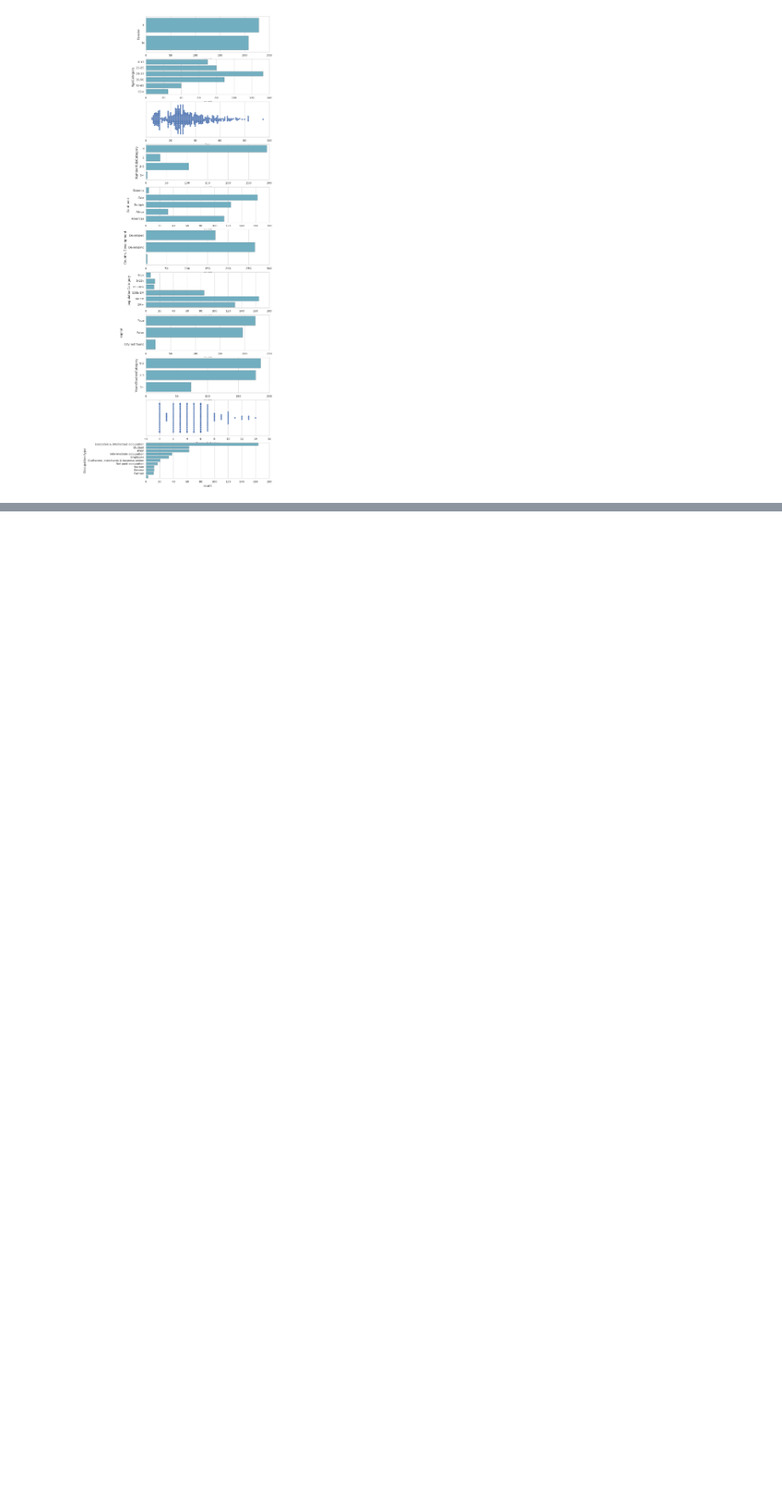
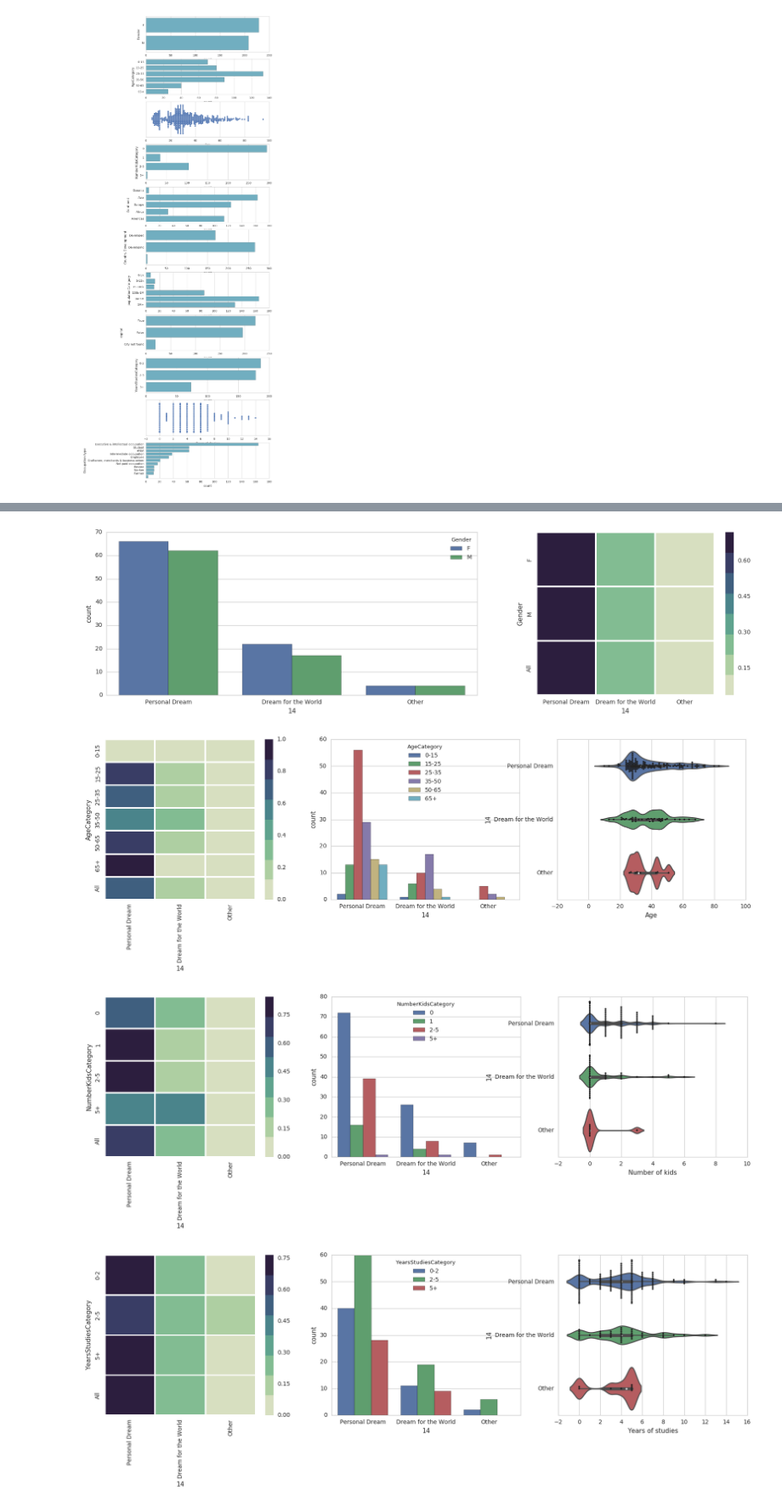
Before and after one commit to emaulandi/20-questions-to-the-world-data, a Jupyter notebook: analysis/20Q_analysis.ipynb, the cells around one changed output, grey strips where cells are left out. Shown at 85% size. Cells and saved outputs as stored; diff of their text form; code cells hidden in the pictures; blank space fills up the shorter version.

Commit message:
update data & analysis function

```diff
--- a/analysis/20Q_analysis.ipynb
+++ b/analysis/20Q_analysis.ipynb
@@ -322,11 +333,0 @@ sns.jointplot(df_people['Age'], df_people['populationInt'], kind="hex", color="#
-# %%
-# - PART 1 STATS REGARDING 32 ANSWEWS
-# -------------------------------------------- #
-
-# Check the 32 distribution compared to age
-
-df_32 = df_people[df_people['32'] != '']
-print("People answering the 32 question")
-print(str(round(len(df_32)/len(df_people)*100,1)) + "% of people\n")
-
-cols_ordered = ["Better", "Both", "Worse", "Neutral", "Cannot compare"]
@@ -340,27 +386,41 @@ def dataHeatmap(data,question,characteristic,cols_ordered):
     cross = cross[cols_ordered]
     return cross
 
+def drawHeatmapSimpleAx(data,fig_size_x,fig_size_y, annot, ax, axID):
+    annotHeatmap = False
+    if(annot == True):
+        annotHeatmap = True
+    plt.figure(figsize=(fig_size_x,fig_size_y))
+    sns.heatmap(data, ax=ax[axID], linewidths=2, linecolor='white', annot=annotHeatmap, cmap=sns.cubehelix_palette(8, start=.5, rot=-.75))
+
+def drawHeatmapSimple(data,fig_size_x,fig_size_y, annot):
+    annotHeatmap = False
+    if(annot == True):
+        annotHeatmap = True
+    plt.figure(figsize=(fig_size_x,fig_size_y))
+    sns.heatmap(data, linewidths=2, linecolor='white', annot=annotHeatmap, cmap=sns.cubehelix_palette(8, start=.5, rot=-.75))
+
 def drawHeatmap(data,question,characteristic,cols_ordered,fig_size_x,fig_size_y):
     #cross = pd.crosstab(index=data[characteristic], columns=df_32[question], normalize='index', margins=True)
     #cross = cross[cols_ordered]
     cross = dataHeatmap(data,question,characteristic,cols_ordered)
-    scale = len(cols_ordered) / (len(data[characteristic].unique())+1)
+    #scale = len(cols_ordered) / (len(data[characteristic].unique())+1)
     #print(len(cols_ordered))
     #print(len(data[characteristic].unique())+1)
-    print("scale :  " + str(scale))
+    #print("scale :  " + str(scale))
     plt.figure(figsize=(fig_size_x,fig_size_y))
     sns.heatmap(cross, linewidths=2, linecolor='white', cmap=sns.cubehelix_palette(8, start=.5, rot=-.75))
 
 def viewSmallCategorical(data, question, categorical, cols_ordered):
     #fig, axarr = plt.subplots(1, 2, figsize=(20, 5))
-    ig, axarr = plt.subplots(1, 2, figsize=(20, 5), gridspec_kw = {'width_ratios':[5, 3]})
+    fig, axarr = plt.subplots(1, 2, figsize=(20, 5), gridspec_kw = {'width_ratios':[5, 3]})
 
     sns.countplot(x=question, hue=categorical, data=data, ax=axarr[0])
     sns.heatmap(dataHeatmap(data,question,categorical,cols_ordered), linewidths=2, linecolor='white',
             cmap=sns.cubehelix_palette(8, start=.5, rot=-.75),
             ax=axarr[1])
 
-def dualViewQuantitative(data, question, quanti, categorical):
+def dualViewQuantitative(data, question, quanti, categorical, cols_ordered):
     fig, axarr = plt.subplots(1, 3, figsize=(20, 5))
 
     sns.heatmap(dataHeatmap(data,question,categorical,cols_ordered), linewidths=2, linecolor='white',
@@ -370,3 +430,19 @@ def dualViewQuantitative(data, question, quanti, categorical):
 
     sns.violinplot(x=quanti, y=question, data=data, bw=.2, ax=axarr[2])
     sns.swarmplot(x=quanti, y=question, color="k", size=3, data=data, ax=axarr[2])
+
+def allGraphs(data, question, cols_ordered):
+    viewSmallCategorical(data,question, "Gender", cols_ordered)
+    dualViewQuantitative(data,question, "Age", "AgeCategory", cols_ordered)
+    dualViewQuantitative(data,question, "Number of kids", "NumberKidsCategory", cols_ordered)
+    dualViewQuantitative(data,question, "Years of studies", "YearsStudiesCategory", cols_ordered)
+    viewSmallCategorical(data,question, "Country Development", cols_ordered);
+    viewSmallCategorical(data,question, "populationCategory", cols_ordered);
+    drawHeatmap(data,question,'Occupation type',cols_ordered, 3.2, 6)
+# %%
+allGraphs(df_14, '14', categories_14)
+# %% [output]
+[figure, added]
+[figure, added]
+[figure, added]
+[figure, added]
```
Also changed, not shown: parts of 17 cells of this notebook, 1 other file.
